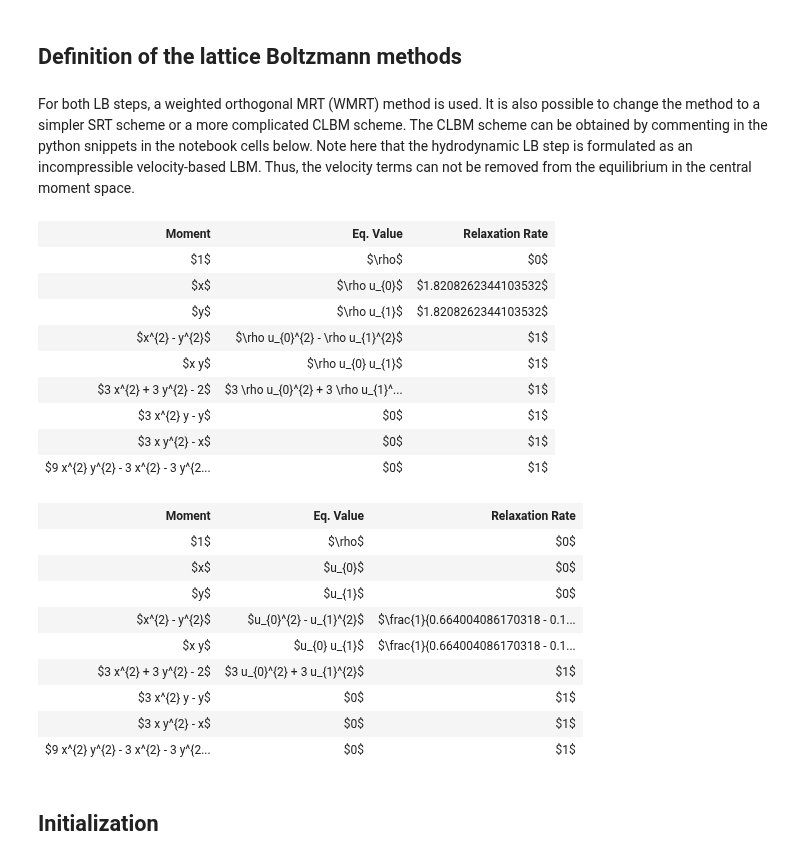
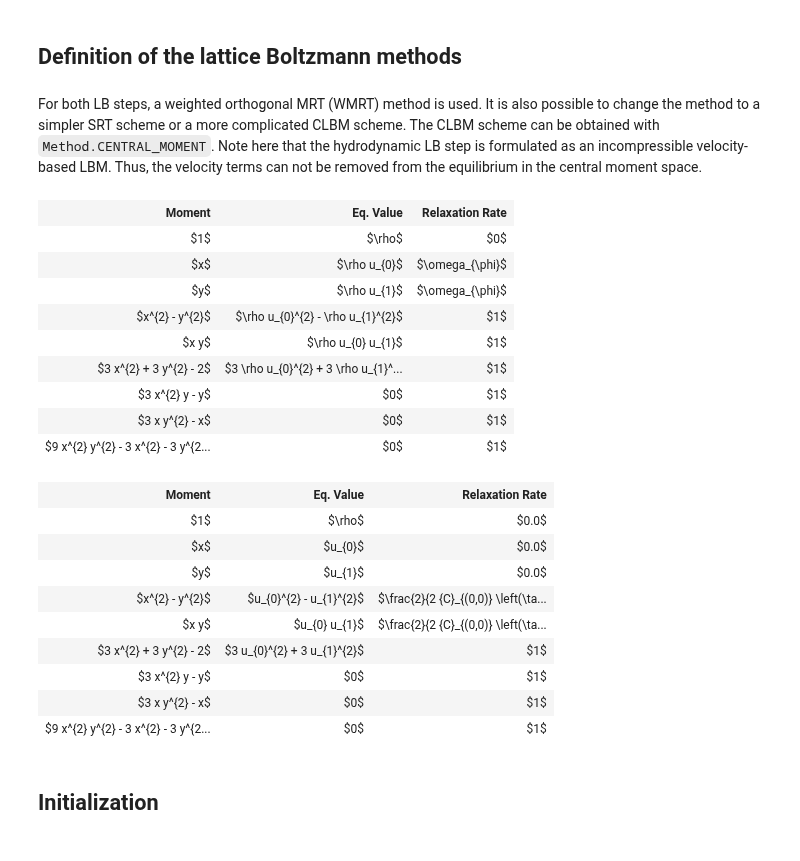
Before and after one commit to mabau/lbmpy, a Jupyter notebook: doc/notebooks/10_tutorial_conservative_allen_cahn_two_phase.ipynb, the cells around one changed output. Drawn from its saved outputs; the diff is of its cells as text; code cells hidden in the pictures.

Commit message:
Integrate AllenCahn fully in lbmpy

```diff
--- a/doc/notebooks/10_tutorial_conservative_allen_cahn_two_phase.ipynb
+++ b/doc/notebooks/10_tutorial_conservative_allen_cahn_two_phase.ipynb
@@ -62,39 +60,14 @@ timesteps = 8000
 
 # reference time
 reference_time = 4000
-# density of the heavier fluid
-rho_H = 1.0
 
 # calculate the parameters for the RTI
 parameters = calculate_parameters_rti(reference_length=L0,
                                       reference_time=reference_time,
-                                      density_heavy=rho_H,
+                                      density_heavy=1.0,
                                       capillary_number=0.44,
                                       reynolds_number=3000,
                                       atwood_number=0.998,
                                       peclet_number=1000,
                                       density_ratio=1000,
                                       viscosity_ratio=100)
-# get the parameters
-rho_L = parameters.get("density_light")
-
-mu_H = parameters.get("dynamic_viscosity_heavy")
-mu_L = parameters.get("dynamic_viscosity_light")
-
-tau_H = parameters.get("relaxation_time_heavy")
-tau_L = parameters.get("relaxation_time_light")
-
-sigma = parameters.get("surface_tension")
-M = parameters.get("mobility")
-gravitational_acceleration = parameters.get("gravitational_acceleration")
-
-
-drho3 = (rho_H - rho_L)/3
-# interface thickness
-W = 5
-# coeffcient related to surface tension
-beta = 12.0 * (sigma/W)
-# coeffcient related to surface tension
-kappa = 1.5 * sigma*W
-# relaxation rate allen cahn (h)
-w_c = 1.0/(0.5 + (3.0 * M))
@@ -142,24 +126,23 @@ body_force[1] = gravitational_acceleration * rho
 # %% [markdown]
 ## Definition of the lattice Boltzmann methods
 # %% [markdown]
-For both LB steps, a weighted orthogonal MRT (WMRT) method is used. It is also possible to change the method to a simpler SRT scheme or a more complicated CLBM scheme. The CLBM scheme can be obtained by commenting in the python snippets in the notebook cells below. Note here that the hydrodynamic LB step is formulated as an incompressible velocity-based LBM. Thus, the velocity terms can not be removed from the equilibrium in the central moment space.
+For both LB steps, a weighted orthogonal MRT (WMRT) method is used. It is also possible to change the method to a simpler SRT scheme or a more complicated CLBM scheme. The CLBM scheme can be obtained with `Method.CENTRAL_MOMENT`. Note here that the hydrodynamic LB step is formulated as an incompressible velocity-based LBM. Thus, the velocity terms can not be removed from the equilibrium in the central moment space.
 # %%
+w_c = parameters.symbolic_omega_phi
+
 config_phase = LBMConfig(stencil=stencil_phase, method=Method.MRT, compressible=True,
-                         weighted=True, relaxation_rates=[1, 1, 1, 1, 1])
+                         force=sp.symbols("F_:2"), velocity_input=u,
+                         weighted=True, relaxation_rates=[0, w_c, w_c, 1, 1, 1, 1, 1, 1],
+                         output={'density': C_tmp}, kernel_type='stream_pull_collide')
 
 method_phase = create_lb_method(lbm_config=config_phase)
-method_phase.set_first_moment_relaxation_rate(w_c)
 
-# config_phase = LBMConfig(stencil=stencil_phase, method=Method.CENTRAL_MOMENT, compressible=True,
-#                          weighted=True, relaxation_rates=[0, w_c, 1, 1, 1], equilibrium_order=4)
-
-# method_phase = create_lb_method(lbm_config=config_phase)
 method_phase
 # %% [output]
 | Moment | Eq. Value | Relaxation Rate |
 | $1$ | $\rho$ | $0$ |
-| $x$ | $\rho u_{0}$ | $1.8208262344103532$ |
-| $y$ | $\rho u_{1}$ | $1.8208262344103532$ |
+| $x$ | $\rho u_{0}$ | $\omega_{\phi}$ |
+| $y$ | $\rho u_{1}$ | $\omega_{\phi}$ |
 | $x^{2} - y^{2}$ | $\rho u_{0}^{2} - \rho u_{1}^{2}$ | $1$ |
 | $x y$ | $\rho u_{0} u_{1}$ | $1$ |
 | $3 x^{2} + 3 y^{2} - 2$ | $3 \rho u_{0}^{2} + 3 \rho u_{1}^... | $1$ |
@@ -167,25 +150,22 @@ method_phase
 | $3 x y^{2} - x$ | $0$ | $1$ |
 | $9 x^{2} y^{2} - 3 x^{2} - 3 y^{2... | $0$ | $1$ |
 # %%
+omega = parameters.omega(C)
 config_hydro = LBMConfig(stencil=stencil_hydro, method=Method.MRT, compressible=False,
-                         weighted=True, relaxation_rates=[s8, 1, 1, 1])
+                         weighted=True, relaxation_rates=[omega, 1, 1, 1],
+                         force=sp.symbols("F_:2"),
+                         output={'velocity': u}, kernel_type='collide_stream_push')
 
 method_hydro = create_lb_method(lbm_config=config_hydro)
 
-
-# config_hydro = LBMConfig(stencil=stencil_hydro, method=Method.CENTRAL_MOMENT, compressible=False,
-#                          weighted=True, relaxation_rates=[s8, 1, 1], equilibrium_order=4)
-
-# method_hydro = create_lb_method(lbm_config=config_hydro)
-
 method_hydro
 # %% [output]
 | Moment | Eq. Value | Relaxation Rate |
-| $1$ | $\rho$ | $0$ |
-| $x$ | $u_{0}$ | $0$ |
-| $y$ | $u_{1}$ | $0$ |
-| $x^{2} - y^{2}$ | $u_{0}^{2} - u_{1}^{2}$ | $\frac{1}{0.664004086170318 - 0.1... |
-| $x y$ | $u_{0} u_{1}$ | $\frac{1}{0.664004086170318 - 0.1... |
+| $1$ | $\rho$ | $0.0$ |
+| $x$ | $u_{0}$ | $0.0$ |
+| $y$ | $u_{1}$ | $0.0$ |
+| $x^{2} - y^{2}$ | $u_{0}^{2} - u_{1}^{2}$ | $\frac{2}{2 {C}_{(0,0)} \left(\ta... |
+| $x y$ | $u_{0} u_{1}$ | $\frac{2}{2 {C}_{(0,0)} \left(\ta... |
 | $3 x^{2} + 3 y^{2} - 2$ | $3 u_{0}^{2} + 3 u_{1}^{2}$ | $1$ |
 | $3 x^{2} y - y$ | $0$ | $1$ |
 | $3 x y^{2} - x$ | $0$ | $1$ |
```
Also changed, not shown: parts of 14 cells of this notebook, 10 other files.
